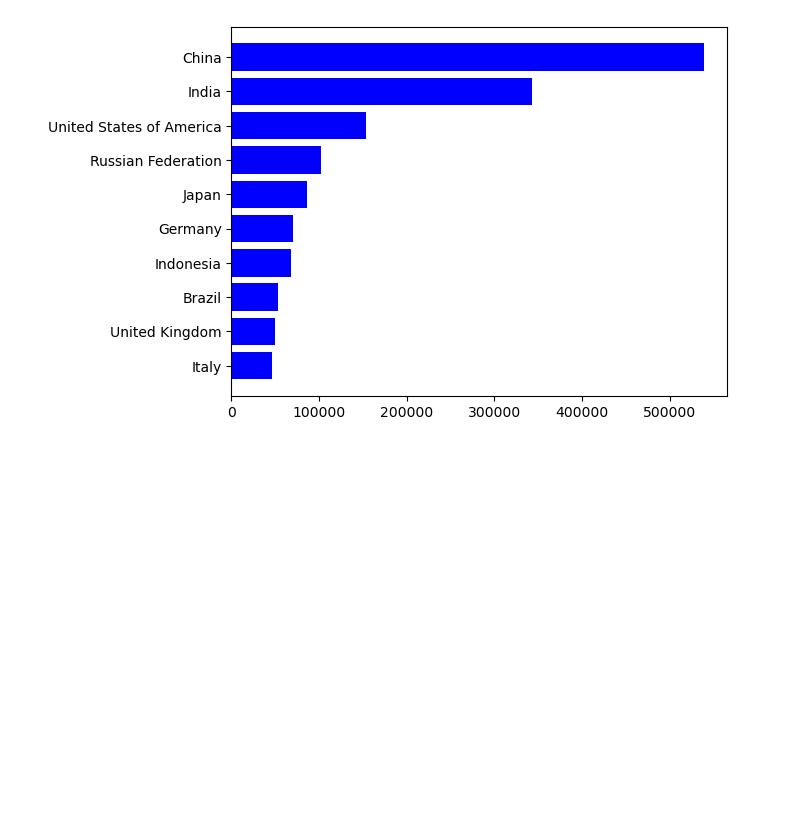
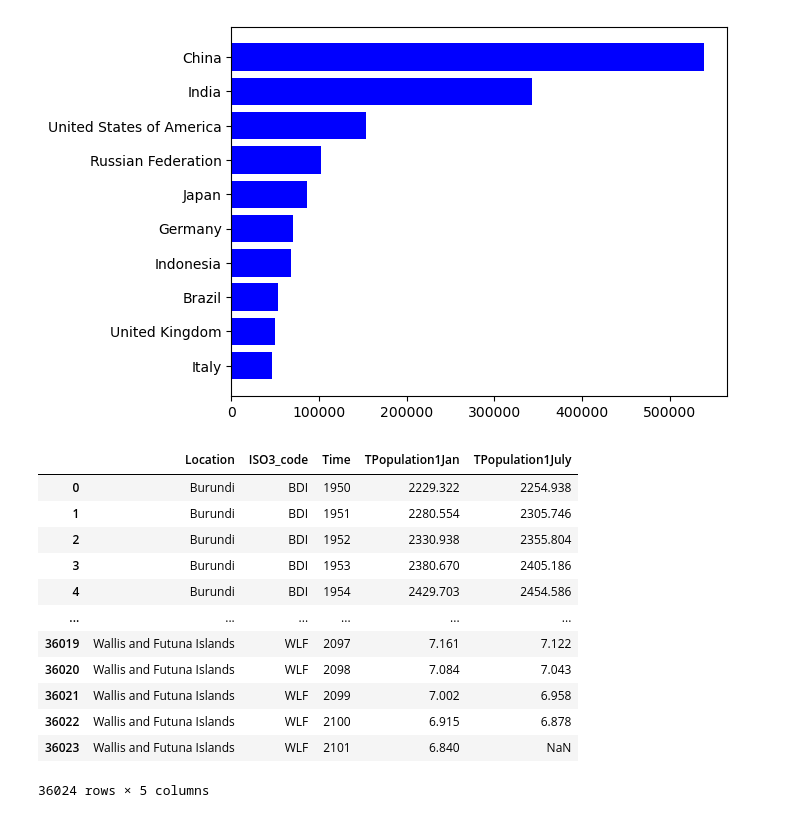
Before and after one commit to ipktpz/animate-plot, a Jupyter notebook: animate_plot.ipynb, the cells around one changed output. Drawn from its saved outputs; the diff is of its cells as text; code cells hidden in the pictures; blank space fills up the shorter version.

```diff
--- a/animate_plot.ipynb
+++ b/animate_plot.ipynb
@@ -57,3 +57,20 @@ plt.barh(top_pop_1950['Location'], top_pop_1950['TPopulation1Jan'], color='blue'
 # %% [output]
 <BarContainer object of 10 artists>
 [figure]
+# %%
+df = pd.read_csv('cleaned-un-country-data.csv')
+df
+# %% [output]
+|  | Location | ISO3_code | Time | TPopulation1Jan | TPopulation1July |
+| 0 | Burundi | BDI | 1950 | 2229.322 | 2254.938 |
+| 1 | Burundi | BDI | 1951 | 2280.554 | 2305.746 |
+| 2 | Burundi | BDI | 1952 | 2330.938 | 2355.804 |
+| 3 | Burundi | BDI | 1953 | 2380.670 | 2405.186 |
+| 4 | Burundi | BDI | 1954 | 2429.703 | 2454.586 |
+| ... | ... | ... | ... | ... | ... |
+| 36019 | Wallis and Futuna Islands | WLF | 2097 | 7.161 | 7.122 |
+| 36020 | Wallis and Futuna Islands | WLF | 2098 | 7.084 | 7.043 |
+| 36021 | Wallis and Futuna Islands | WLF | 2099 | 7.002 | 6.958 |
+| 36022 | Wallis and Futuna Islands | WLF | 2100 | 6.915 | 6.878 |
+| 36023 | Wallis and Futuna Islands | WLF | 2101 | 6.840 | NaN |
+36024 rows × 5 columns
```
Also changed, not shown: parts of 5 cells of this notebook.
